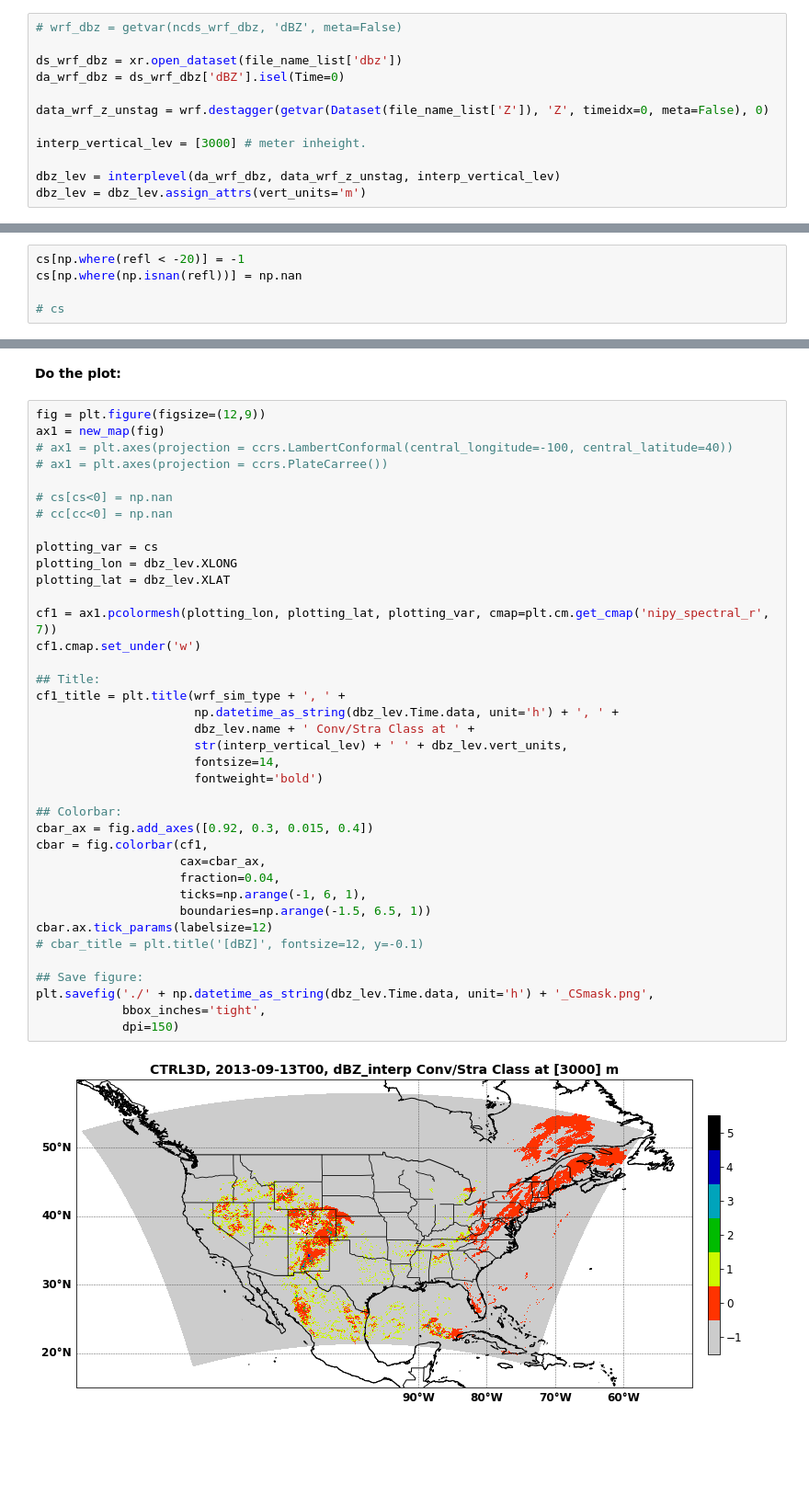
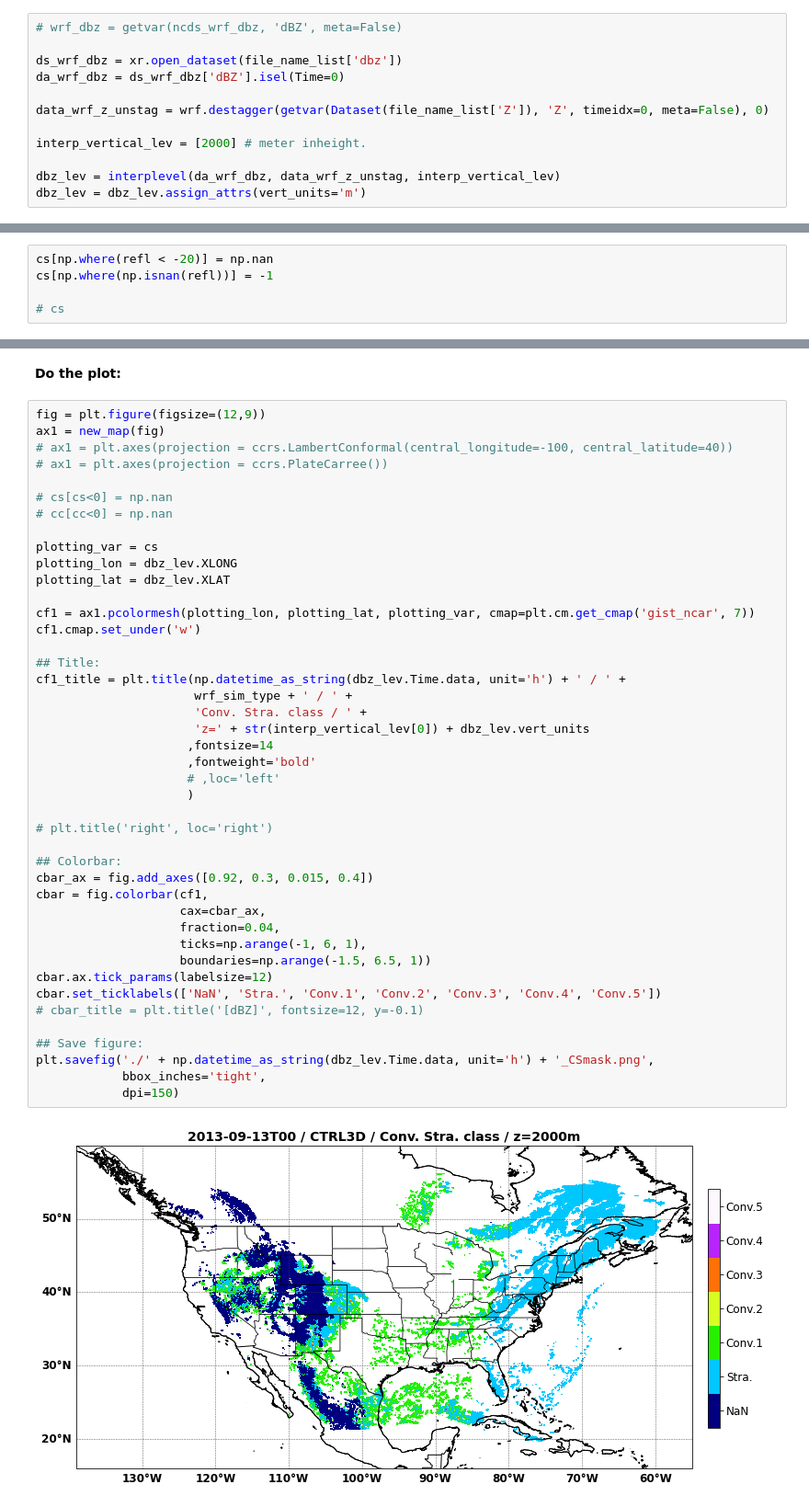
Before and after one commit to Lusicl/WRF_dBZ_Cloud_Classification, a Jupyter notebook: WRF_dBZ_Class_CONUS1/wrf_dbz_ConvStraMask_Plot_test.ipynb, the cells around one changed output, grey strips where cells are left out. Shown at 92% size. Saved outputs shown, nothing was run; the diff lists cells and outputs as text; blank space fills up the shorter version.

```diff
--- a/WRF_dBZ_Class_CONUS1/wrf_dbz_ConvStraMask_Plot_test.ipynb
+++ b/WRF_dBZ_Class_CONUS1/wrf_dbz_ConvStraMask_Plot_test.ipynb
@@ -68,7 +68,7 @@ da_wrf_dbz = ds_wrf_dbz['dBZ'].isel(Time=0)
 
 data_wrf_z_unstag = wrf.destagger(getvar(Dataset(file_name_list['Z']), 'Z', timeidx=0, meta=False), 0)
 
-interp_vertical_lev = [3000] # meter inheight.
+interp_vertical_lev = [2000] # meter inheight.
 
 dbz_lev = interplevel(da_wrf_dbz, data_wrf_z_unstag, interp_vertical_lev)
 dbz_lev = dbz_lev.assign_attrs(vert_units='m')
@@ -102,8 +102,8 @@ RUNTIME：0.001446 HOUR
 # %% [markdown]
 **Filter the Conv/Stra class by Reflectivity:**
 # %%
-cs[np.where(refl < -20)] = -1
-cs[np.where(np.isnan(refl))] = np.nan
+cs[np.where(refl < -20)] = np.nan
+cs[np.where(np.isnan(refl))] = -1
 
 # cs
 # %% [markdown]
@@ -174,41 +174,46 @@ fig = plt.figure(figsize=(12,9))
 ax1 = new_map(fig)
 # ax1 = plt.axes(projection = ccrs.LambertConformal(central_longitude=-100, central_latitude=40))
 # ax1 = plt.axes(projection = ccrs.PlateCarree())
 
 # cs[cs<0] = np.nan
 # cc[cc<0] = np.nan
 
 plotting_var = cs
 plotting_lon = dbz_lev.XLONG
 plotting_lat = dbz_lev.XLAT
 
-cf1 = ax1.pcolormesh(plotting_lon, plotting_lat, plotting_var, cmap=plt.cm.get_cmap('nipy_spectral_r', 7))
+cf1 = ax1.pcolormesh(plotting_lon, plotting_lat, plotting_var, cmap=plt.cm.get_cmap('gist_ncar', 7))
 cf1.cmap.set_under('w')
 
 ## Title:
-cf1_title = plt.title(wrf_sim_type + ', ' +
-                      np.datetime_as_string(dbz_lev.Time.data, unit='h') + ', ' +
-                      dbz_lev.name + ' Conv/Stra Class at ' +
-                      str(interp_vertical_lev) + ' ' + dbz_lev.vert_units,
-                      fontsize=14,
-                      fontweight='bold')
+cf1_title = plt.title(np.datetime_as_string(dbz_lev.Time.data, unit='h') + ' / ' +
+                      wrf_sim_type + ' / ' +
+                      'Conv. Stra. class / ' +
+                      'z=' + str(interp_vertical_lev[0]) + dbz_lev.vert_units
+                     ,fontsize=14
+                     ,fontweight='bold'
+                     # ,loc='left'
+                     )
+
+# plt.title('right', loc='right')
 
 ## Colorbar:
 cbar_ax = fig.add_axes([0.92, 0.3, 0.015, 0.4])
 cbar = fig.colorbar(cf1,
                     cax=cbar_ax,
                     fraction=0.04,
                     ticks=np.arange(-1, 6, 1),
                     boundaries=np.arange(-1.5, 6.5, 1))
 cbar.ax.tick_params(labelsize=12)
+cbar.set_ticklabels(['NaN', 'Stra.', 'Conv.1', 'Conv.2', 'Conv.3', 'Conv.4', 'Conv.5'])
 # cbar_title = plt.title('[dBZ]', fontsize=12, y=-0.1)
 
 ## Save figure:
 plt.savefig('./' + np.datetime_as_string(dbz_lev.Time.data, unit='h') + '_CSmask.png',
             bbox_inches='tight',
             dpi=150)
 # %% [output]
-[figure, old version]
+[figure, new version]
 # %%
 %reset
 # %% [output]
```
Also changed, not shown: parts of 5 cells of this notebook, 3 other files.
